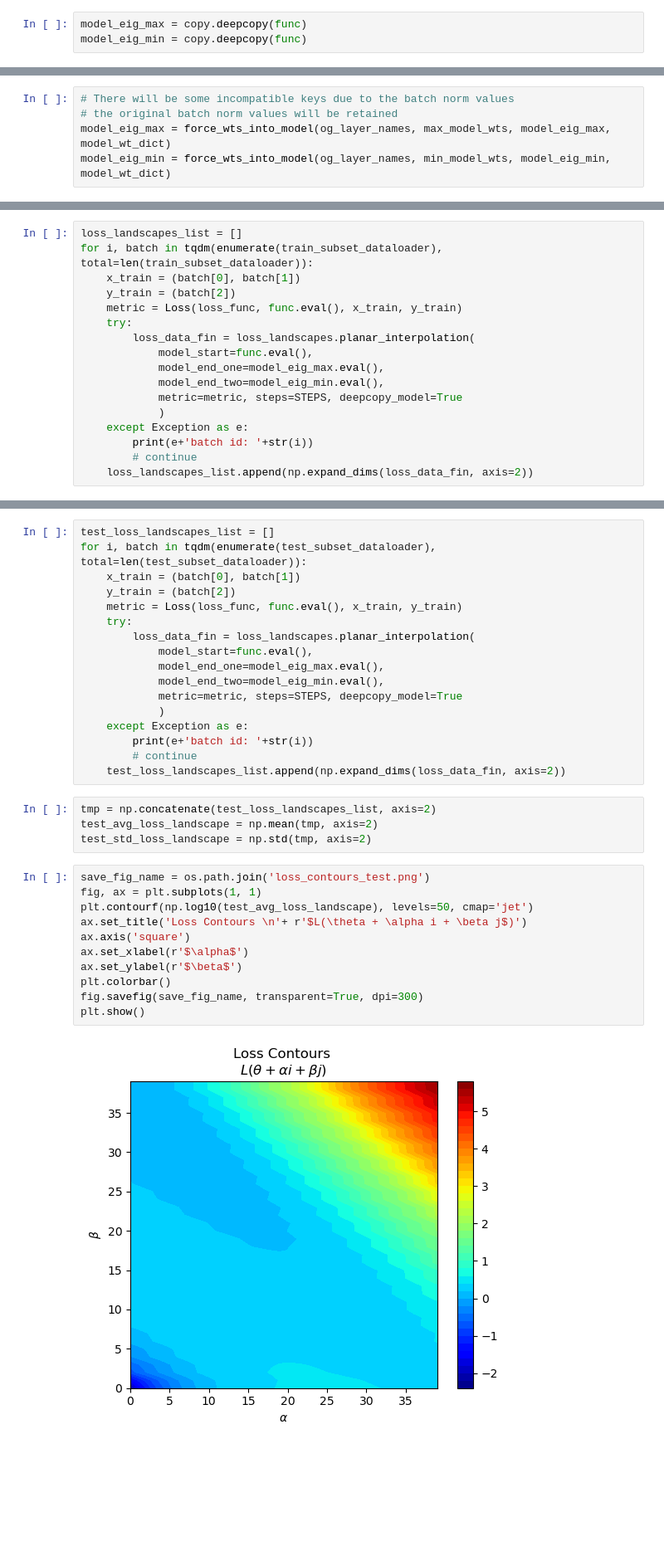
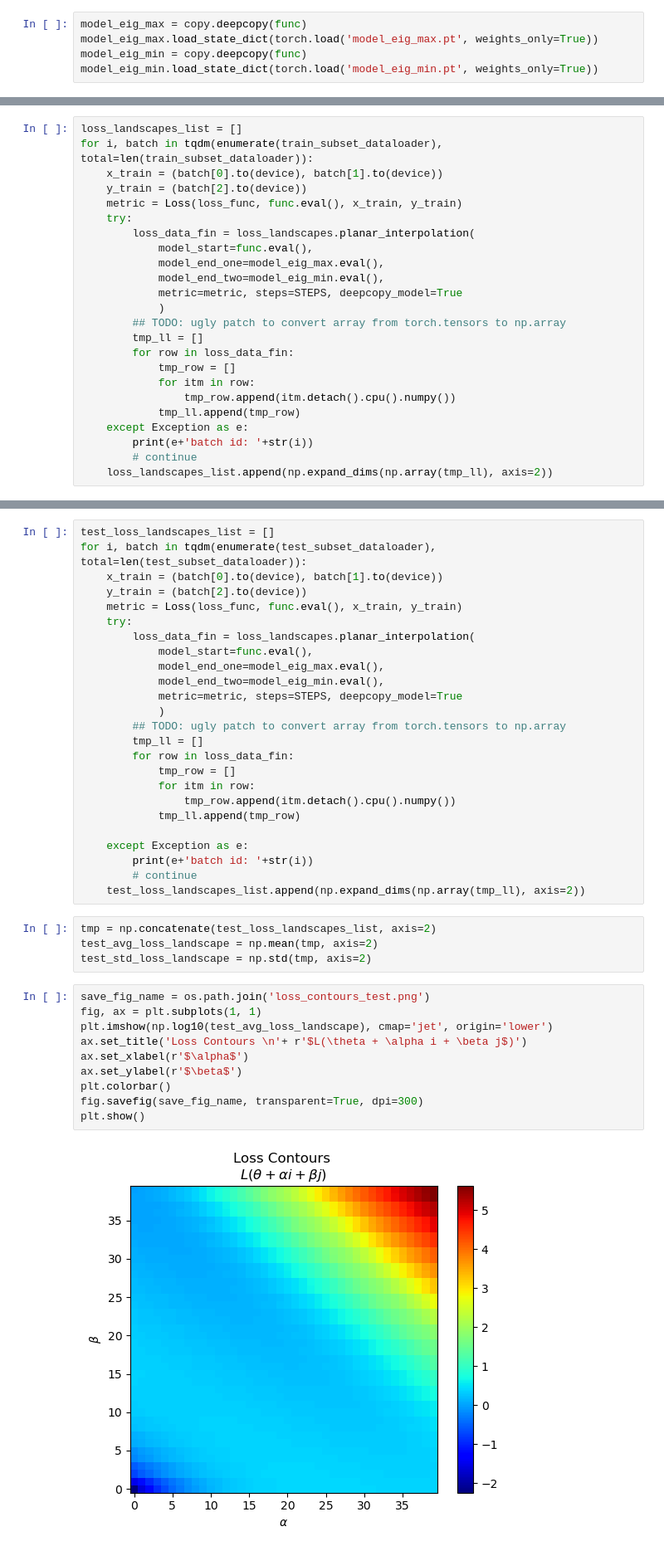
Before and after one commit to daleas0120/loss_landscapes_demo, a Jupyter notebook: demo_hessian_landscapes.ipynb, the cells around one changed output, grey strips where cells are left out. Shown at 83% size. Cells and saved outputs as stored; diff of their text form; blank space fills up the shorter version.

Commit message:
nb loads pre-calculated hessians for landscape; uses gpu

```diff
--- a/demo_hessian_landscapes.ipynb
+++ b/demo_hessian_landscapes.ipynb
@@ -502,3 +483,5 @@ min_model_wts = hess.npvec_to_tensorlist(mineigvec, og_params)
 # %%
 model_eig_max = copy.deepcopy(func)
+model_eig_max.load_state_dict(torch.load('model_eig_max.pt', weights_only=True))
 model_eig_min = copy.deepcopy(func)
+model_eig_min.load_state_dict(torch.load('model_eig_min.pt', weights_only=True))
@@ -505,5 +489,0 @@ model_eig_min = copy.deepcopy(func)
-# %%
-# There will be some incompatible keys due to the batch norm values
-# the original batch norm values will be retained
-model_eig_max = force_wts_into_model(og_layer_names, max_model_wts, model_eig_max,  model_wt_dict)
-model_eig_min = force_wts_into_model(og_layer_names, min_model_wts, model_eig_min,  model_wt_dict)
@@ -549,8 +526,8 @@ class Loss(Metric):
 # %%
 loss_landscapes_list = []
 for i, batch in tqdm(enumerate(train_subset_dataloader), total=len(train_subset_dataloader)):
-    x_train = (batch[0], batch[1])
-    y_train = (batch[2])
+    x_train = (batch[0].to(device), batch[1].to(device))
+    y_train = (batch[2].to(device))
     metric = Loss(loss_func, func.eval(), x_train, y_train)
     try:
         loss_data_fin = loss_landscapes.planar_interpolation(
@@ -559,10 +536,17 @@ for i, batch in tqdm(enumerate(train_subset_dataloader), total=len(train_subset_
             model_end_two=model_eig_min.eval(),
             metric=metric, steps=STEPS, deepcopy_model=True
             )
+        ## TODO: ugly patch to convert array from torch.tensors to np.array
+        tmp_ll = []
+        for row in loss_data_fin:
+            tmp_row = []
+            for itm in row:
+                tmp_row.append(itm.detach().cpu().numpy())
+            tmp_ll.append(tmp_row)
     except Exception as e:
         print(e+'batch id: '+str(i))
         # continue
-    loss_landscapes_list.append(np.expand_dims(loss_data_fin, axis=2))
+    loss_landscapes_list.append(np.expand_dims(np.array(tmp_ll), axis=2))
 # %%
 tmp = np.concatenate(loss_landscapes_list, axis=2)
 avg_loss_landscape = np.mean(tmp, axis=2)
@@ -586,8 +566,8 @@ plt.show()
 # %%
 test_loss_landscapes_list = []
 for i, batch in tqdm(enumerate(test_subset_dataloader), total=len(test_subset_dataloader)):
-    x_train = (batch[0], batch[1])
-    y_train = (batch[2])
+    x_train = (batch[0].to(device), batch[1].to(device))
+    y_train = (batch[2].to(device))
     metric = Loss(loss_func, func.eval(), x_train, y_train)
     try:
         loss_data_fin = loss_landscapes.planar_interpolation(
@@ -596,10 +576,18 @@ for i, batch in tqdm(enumerate(test_subset_dataloader), total=len(test_subset_da
             model_end_two=model_eig_min.eval(),
             metric=metric, steps=STEPS, deepcopy_model=True
             )
+        ## TODO: ugly patch to convert array from torch.tensors to np.array
+        tmp_ll = []
+        for row in loss_data_fin:
+            tmp_row = []
+            for itm in row:
+                tmp_row.append(itm.detach().cpu().numpy())
+            tmp_ll.append(tmp_row)
+
     except Exception as e:
         print(e+'batch id: '+str(i))
         # continue
-    test_loss_landscapes_list.append(np.expand_dims(loss_data_fin, axis=2))
+    test_loss_landscapes_list.append(np.expand_dims(np.array(tmp_ll), axis=2))
 # %%
 tmp = np.concatenate(test_loss_landscapes_list, axis=2)
 test_avg_loss_landscape = np.mean(tmp, axis=2)
@@ -607,13 +595,12 @@ test_std_loss_landscape = np.std(tmp, axis=2)
 # %%
 save_fig_name = os.path.join('loss_contours_test.png')
 fig, ax = plt.subplots(1, 1)
-plt.contourf(np.log10(test_avg_loss_landscape), levels=50, cmap='jet')
+plt.imshow(np.log10(test_avg_loss_landscape), cmap='jet', origin='lower')
 ax.set_title('Loss Contours \n'+ r'$L(\theta + \alpha i + \beta j$)')
-ax.axis('square')
 ax.set_xlabel(r'$\alpha$')
 ax.set_ylabel(r'$\beta$')
 plt.colorbar()
 fig.savefig(save_fig_name, transparent=True, dpi=300)
 plt.show()
 # %% [output]
-[figure, old version]
+[figure, new version]
```
Also changed, not shown: parts of 19 cells of this notebook.
